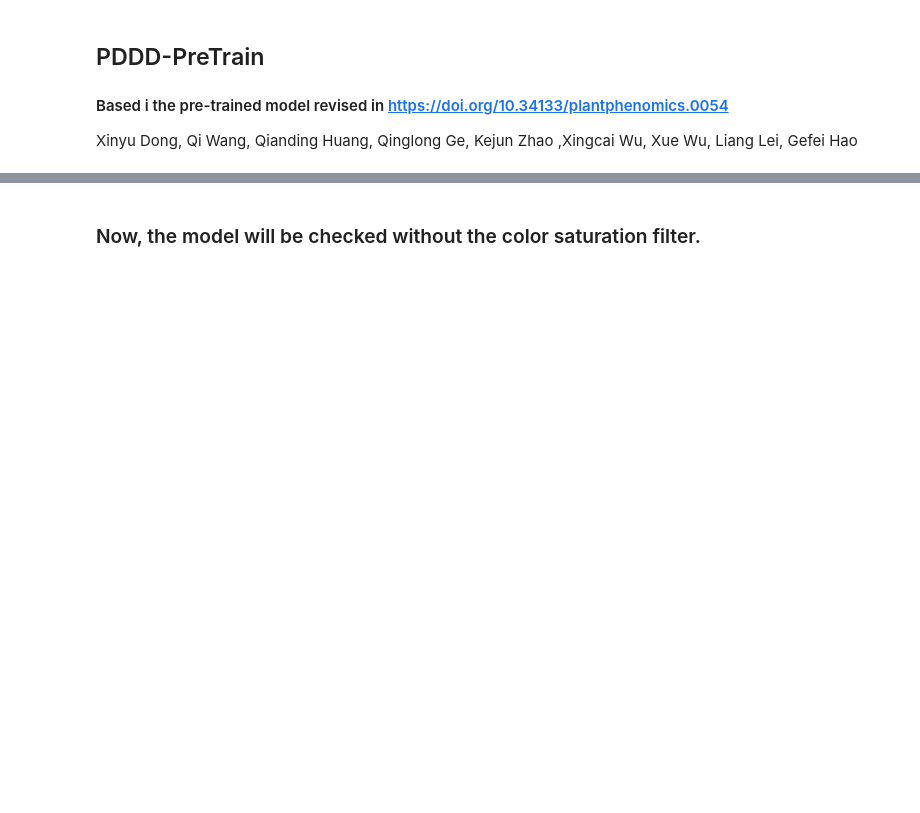
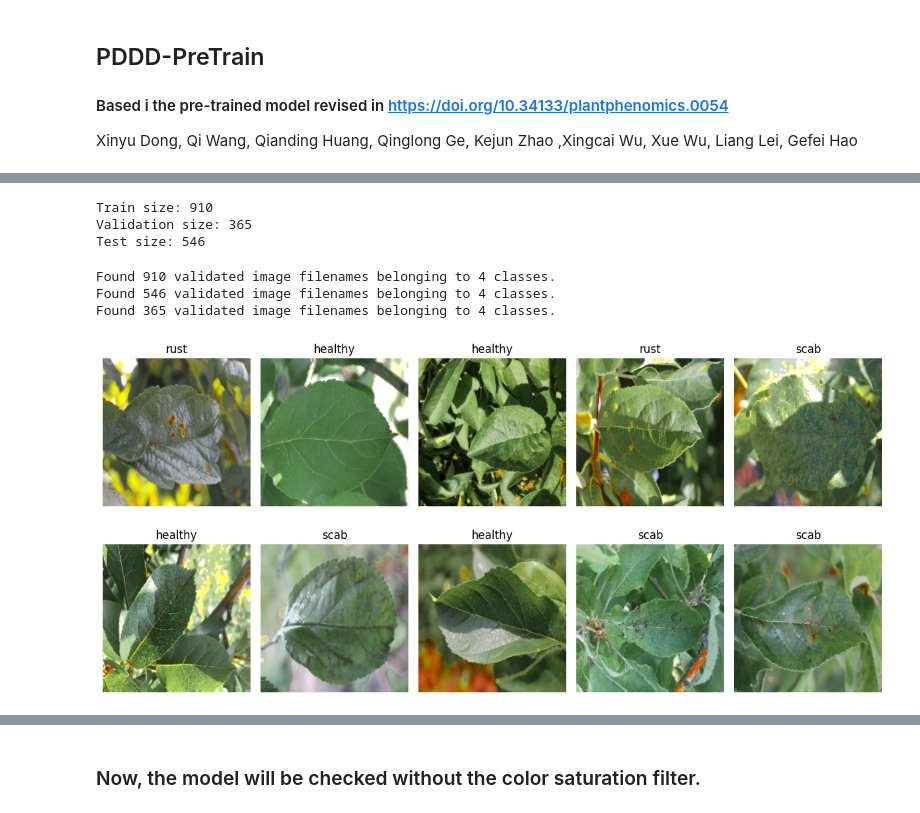
Before and after one commit to emmdaz/Plant-Pathology-Classificator, a Jupyter notebook: Plant-Pathology-Classificator-Conv2D-ResNet101-ImageNet-Based-Model.ipynb, the cells around one changed output, grey strips where cells are left out. Drawn from its saved outputs; the diff is of its cells as text; code cells hidden in the pictures; blank space fills up the shorter version.

Commit message:
Modelo Conv2D basado en ResNet101 preentrenado con la base ImageNet y otra de imágenes de hojas enfermas adaptado para clasificación.

```diff
--- a/Plant-Pathology-Classificator-Conv2D-ResNet101-ImageNet-Based-Model.ipynb
+++ b/Plant-Pathology-Classificator-Conv2D-ResNet101-ImageNet-Based-Model.ipynb
@@ -47,5 +63,5 @@ wandb.login()
 # %%
 # Carga de los datos
 
-df = pd.read_csv("/tf/Plant-Pathology-Classificator/plant-pathology-2020-/train.csv")
+df = pd.read_csv("/tf/Plant-Pathology-Classificator-Old/plant-pathology-2020-/train.csv")
 df.head()
@@ -54,7 +77,7 @@ import os
 
 df["label"] = df[["healthy", "multiple_diseases", "rust", "scab"]].idxmax(axis=1)
 
-df["filepath"] = df['image_id'].apply(lambda x: os.path.join("/tf/Plant-Pathology-Classificator/plant-pathology-2020-/images", f'{x}.jpg'))
+df["filepath"] = df['image_id'].apply(lambda x: os.path.join("/tf/Plant-Pathology-Classificator-Old/plant-pathology-2020-/images", f'{x}.jpg'))
 # %%
 from sklearn.model_selection import train_test_split
 
@@ -65,6 +88,10 @@ X_test, X_val = train_test_split(X_temp, test_size = 0.4, stratify = X_temp["lab
 print("Train size:", len(X_train))
 print("Validation size:", len(X_val))
 print("Test size:", len(X_test))
+# %% [output]
+Train size: 910
+Validation size: 365
+Test size: 546
 # %%
 def color_saturation_filter(img):
 
@@ -161,58 +188,27 @@ val = datagen_test_and_val.flow_from_dataframe(
     shuffle = False,
     seed = 4
 )
-
-mini_train = datagen_train.flow_from_dataframe(
-    dataframe = mini_train,
-    x_col = "filepath",
-    y_col = "label",
-    target_size = (256,256),
-    batch_size = 32,
-    class_mode = "categorical",
-    shuffle = True,
-    seed = 4
-)
-
-mini_val = datagen_test_and_val.flow_from_dataframe(
-    dataframe = mini_val,
-    x_col = "filepath",
-    y_col = "label",
-    target_size = (256,256),
-    batch_size = 32,
-    class_mode = "categorical",
-    shuffle = False,
-    seed = 4,
-)
+# %% [output]
+Found 910 validated image filenames belonging to 4 classes.
+Found 546 validated image filenames belonging to 4 classes.
+Found 365 validated image filenames belonging to 4 classes.
 # %%
 img, labels = next(train)
 
 label_indices = np.argmax(labels, axis=1)
 class_names = list(train.class_indices.keys())
 
 plt.figure(figsize=(12, 6))
 for i in range(10):
     plt.subplot(2, 5, i + 1)
     plt.imshow(img[i])
     plt.title(class_names[label_indices[i]])
     plt.axis("off")
 
 plt.tight_layout()
 plt.show()
-
-img, labels = next(mini_train)
-
-label_indices = np.argmax(labels, axis=1)
-class_names = list(mini_train.class_indices.keys())
-
-plt.figure(figsize=(12, 6))
-for i in range(10):
-    plt.subplot(2, 5, i + 1)
-    plt.imshow(img[i])
-    plt.title(class_names[label_indices[i]])
-    plt.axis("off")
-
-plt.tight_layout()
-plt.show()
+# %% [output]
+[figure, added]
 # %%
 img, labels = next(val)
 
```
Also changed, not shown: parts of 21 cells of this notebook.
